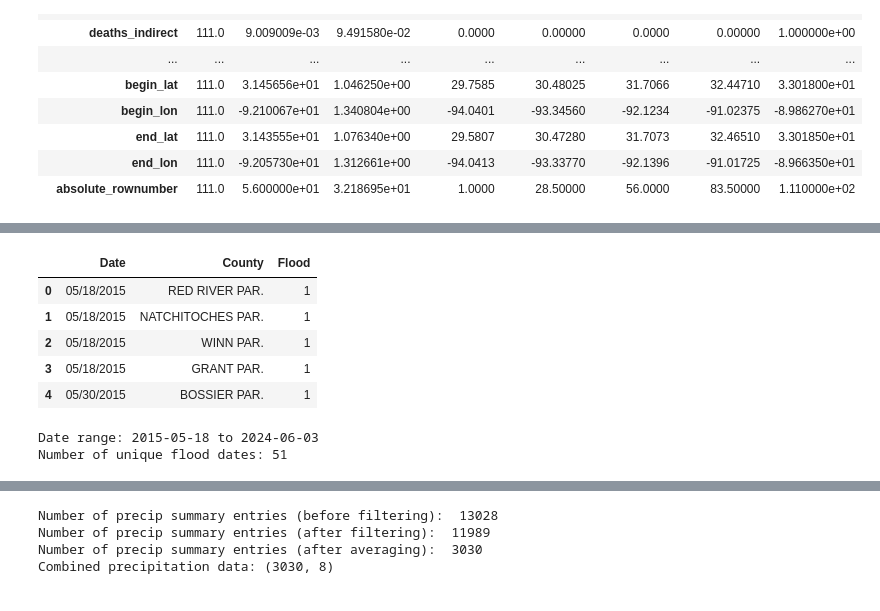
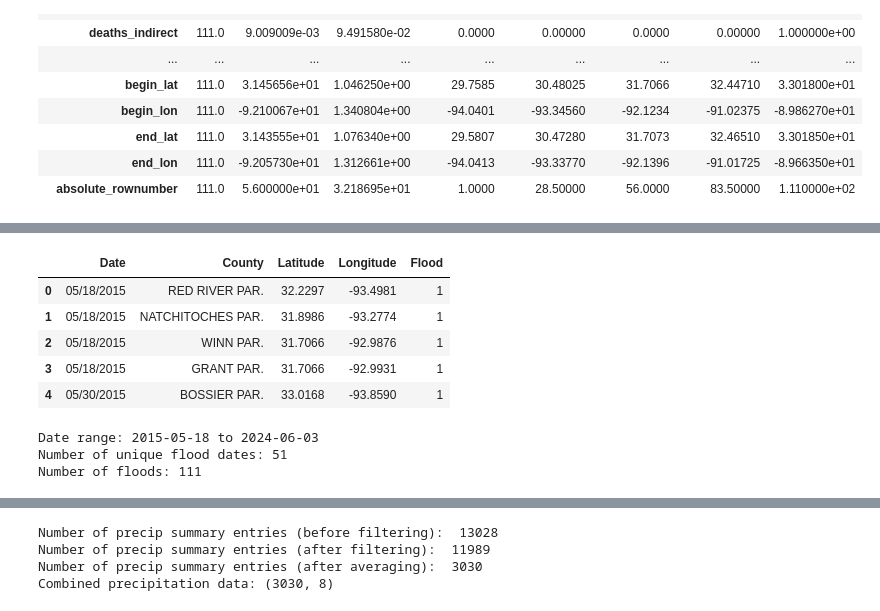
Before and after one commit to QuinnMcGill/MLFloodPrediction, a Jupyter notebook: dataset_creation.ipynb, the cells around one changed output, grey strips where cells are left out. Drawn from its saved outputs; the diff is of its cells as text; code cells hidden in the pictures.

```diff
--- a/dataset_creation.ipynb
+++ b/dataset_creation.ipynb
@@ -86,27 +86,30 @@ Data columns (total 39 columns):
 dtypes: float64(4), int64(14), object(21)
 memory usage: 33.9+ KB
 # %%
-important_cols = ['begin_date', 'cz_name_str']
+important_cols = ['begin_date', 'cz_name_str', 'begin_lat', 'begin_lon']
 df_floods_filtered = df_floods[important_cols].copy()
-df_floods_filtered.rename(columns={'cz_name_str':'County', 'begin_date':'Date'}, inplace=True)
+df_floods_filtered.rename(columns={'cz_name_str':'County', 'begin_date':'Date',
+                                    'begin_lat':'Latitude', 'begin_lon':'Longitude'}, inplace=True)
 df_floods_filtered['Flood'] = 1
 df_floods_filtered.head()
 # %% [output]
-|  | Date | County | Flood |
-| 0 | 05/18/2015 | RED RIVER PAR. | 1 |
-| 1 | 05/18/2015 | NATCHITOCHES PAR. | 1 |
-| 2 | 05/18/2015 | WINN PAR. | 1 |
-| 3 | 05/18/2015 | GRANT PAR. | 1 |
-| 4 | 05/30/2015 | BOSSIER PAR. | 1 |
+|  | Date | County | Latitude | Longitude | Flood |
+| 0 | 05/18/2015 | RED RIVER PAR. | 32.2297 | -93.4981 | 1 |
+| 1 | 05/18/2015 | NATCHITOCHES PAR. | 31.8986 | -93.2774 | 1 |
+| 2 | 05/18/2015 | WINN PAR. | 31.7066 | -92.9876 | 1 |
+| 3 | 05/18/2015 | GRANT PAR. | 31.7066 | -92.9931 | 1 |
+| 4 | 05/30/2015 | BOSSIER PAR. | 33.0168 | -93.8590 | 1 |
 # %%
 # Investigate the date range of the data
 df_floods_filtered.loc[:, 'Date'] = pd.to_datetime(df_floods_filtered['Date']).dt.date
 print(f"Date range: {df_floods_filtered['Date'].min()} to {df_floods_filtered['Date'].max()}")
 flood_dates = df_floods_filtered['Date'].unique()
 print(f"Number of unique flood dates: {len(flood_dates)}")
+print(f"Number of floods: {len(df_floods_filtered)}")
 # %% [output]
 Date range: 2015-05-18 to 2024-06-03
 Number of unique flood dates: 51
+Number of floods: 111
 # %%
 # Group dates by year
 df_floods_filtered['Year'] = pd.to_datetime(df_floods_filtered['Date']).dt.year
```
Also changed, not shown: parts of 13 cells of this notebook, 4 other files.
